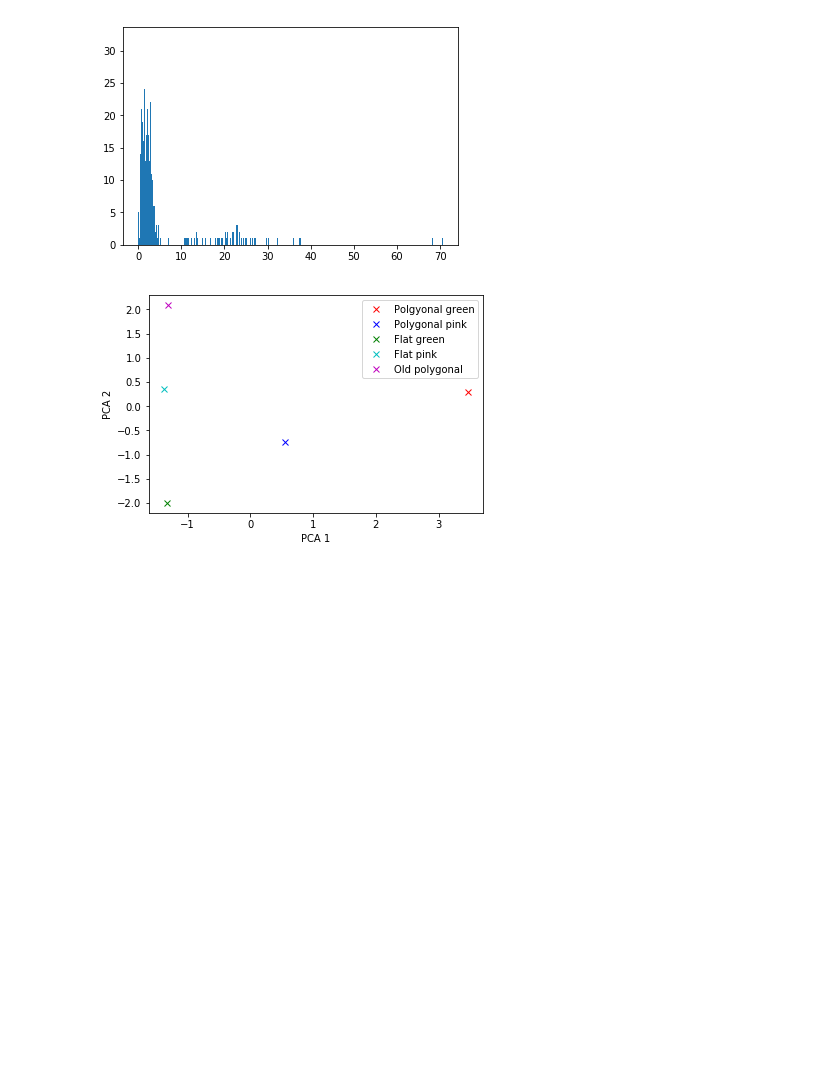
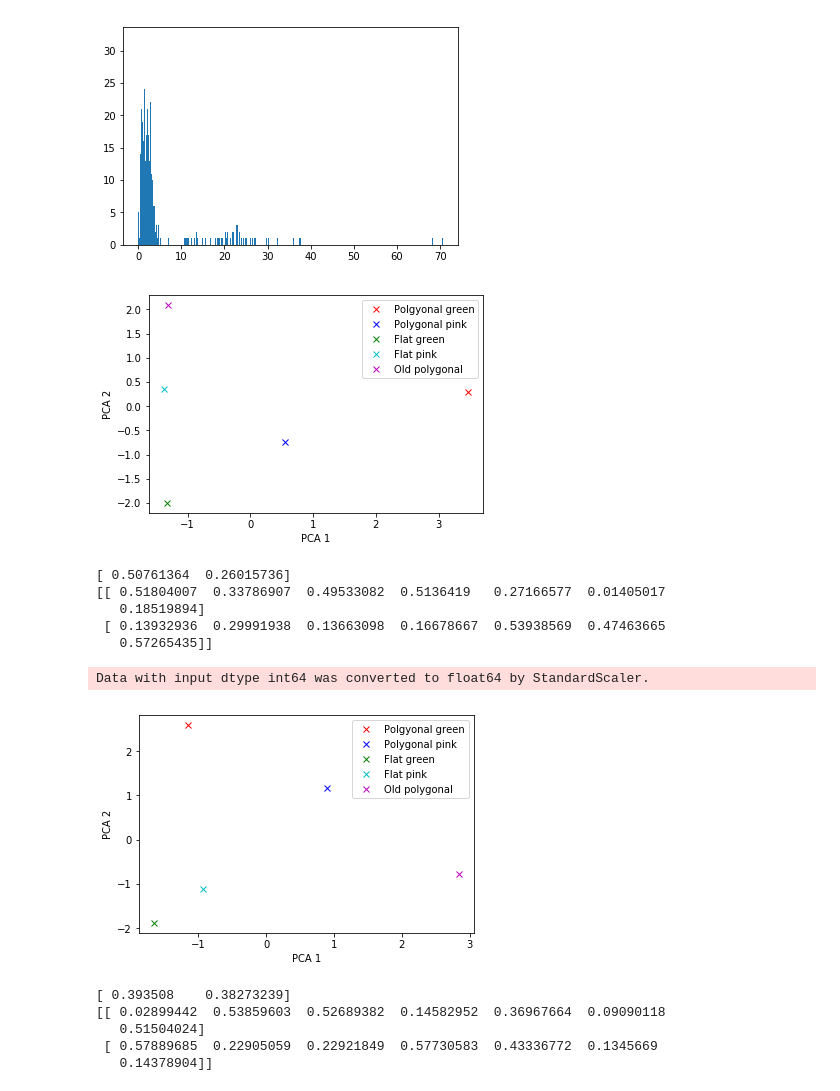
Before and after one commit to sriemer1/senior-thesis, a Jupyter notebook: Jmicrovision data .ipynb, the cells around one changed output. Drawn from its saved outputs; the diff is of its cells as text; code cells hidden in the pictures; blank space fills up the shorter version.

```diff
--- a/Jmicrovision data .ipynb
+++ b/Jmicrovision data .ipynb
@@ -238,12 +238,14 @@ plt.show()
 [figure]
 [figure]
 # %%
-#PCA on point count data separated into layers renormalized without amorphous organic matter
+#PCA on point count data separated into layers renormalized without amorphous organic matter, relative abundances
 
 from sklearn import decomposition
 from sklearn import datasets
 from sklearn import linear_model
 import numpy as np
+import scipy
+from scipy import *
 from sklearn.preprocessing import StandardScaler
 import matplotlib.pyplot as plt
 
@@ -266,5 +268,55 @@ plt.legend(handles=[p1, p2,p3,p4,p5])
 plt.xlabel('PCA 1')
 plt.ylabel('PCA 2')
 plt.show()
+
+print(pca.explained_variance_ratio_) #what percent of the variance PCA 1 and 2 explain
+print(abs(pca.components_)) #component scores, how much each variable influences PCA 1 and 2
 # %% [output]
 [figure]
+[ 0.50761364  0.26015736]
+[[ 0.51804007  0.33786907  0.49533082  0.5136419   0.27166577  0.01405017
+   0.18519894]
+ [ 0.13932936  0.29991938  0.13663098  0.16678667  0.53938569  0.47463665
+   0.57265435]]
+# %%
+#PCA on point count data separated into layers renormalized without amorphous organic matter, absolute abundances
+
+from sklearn import decomposition
+from sklearn import datasets
+from sklearn import linear_model
+import numpy as np
+import scipy
+from scipy import *
+from sklearn.preprocessing import StandardScaler
+import matplotlib.pyplot as plt
+
+X=np.array([[109, 103, 27, 16,1,0,0],
+[45,151,68,10,3,4,0],
+[5,63,54,2,18,1,0],
+[7,93,41,0,8,0,0],
+[30,151,90,0,1,0,1]])
+
+X_std = StandardScaler().fit_transform(X)
+pca = decomposition.PCA(n_components=2)
+Y = pca.fit_transform(X_std)
+
+p1,=plt.plot(Y[0][0],Y[0][1],'rx',label='Polgyonal green')
+p2,=plt.plot(Y[1][0],Y[1][1],'bx', label='Polygonal pink')
+p3,=plt.plot(Y[2][0],Y[2][1],'gx',label='Flat green')
+p4,=plt.plot(Y[3][0],Y[3][1],'cx',label='Flat pink')
+p5,=plt.plot(Y[4][0],Y[4][1],'mx',label='Old polygonal')
+plt.legend(handles=[p1, p2,p3,p4,p5])
+plt.xlabel('PCA 1')
+plt.ylabel('PCA 2')
+plt.show()
+
+print(pca.explained_variance_ratio_) #what percent of the variance PCA 1 and 2 explain
+print(abs(pca.components_)) #component scores, how much each variable influences PCA 1 and 2
+# %% [output]
+Data with input dtype int64 was converted to float64 by StandardScaler.
+[figure, added]
+[ 0.393508    0.38273239]
+[[ 0.02899442  0.53859603  0.52689382  0.14582952  0.36967664  0.09090118
+   0.51504024]
+ [ 0.57889685  0.22905059  0.22921849  0.57730583  0.43336772  0.1345669
+   0.14378904]]
```
Also changed, not shown: parts of 6 cells of this notebook.
